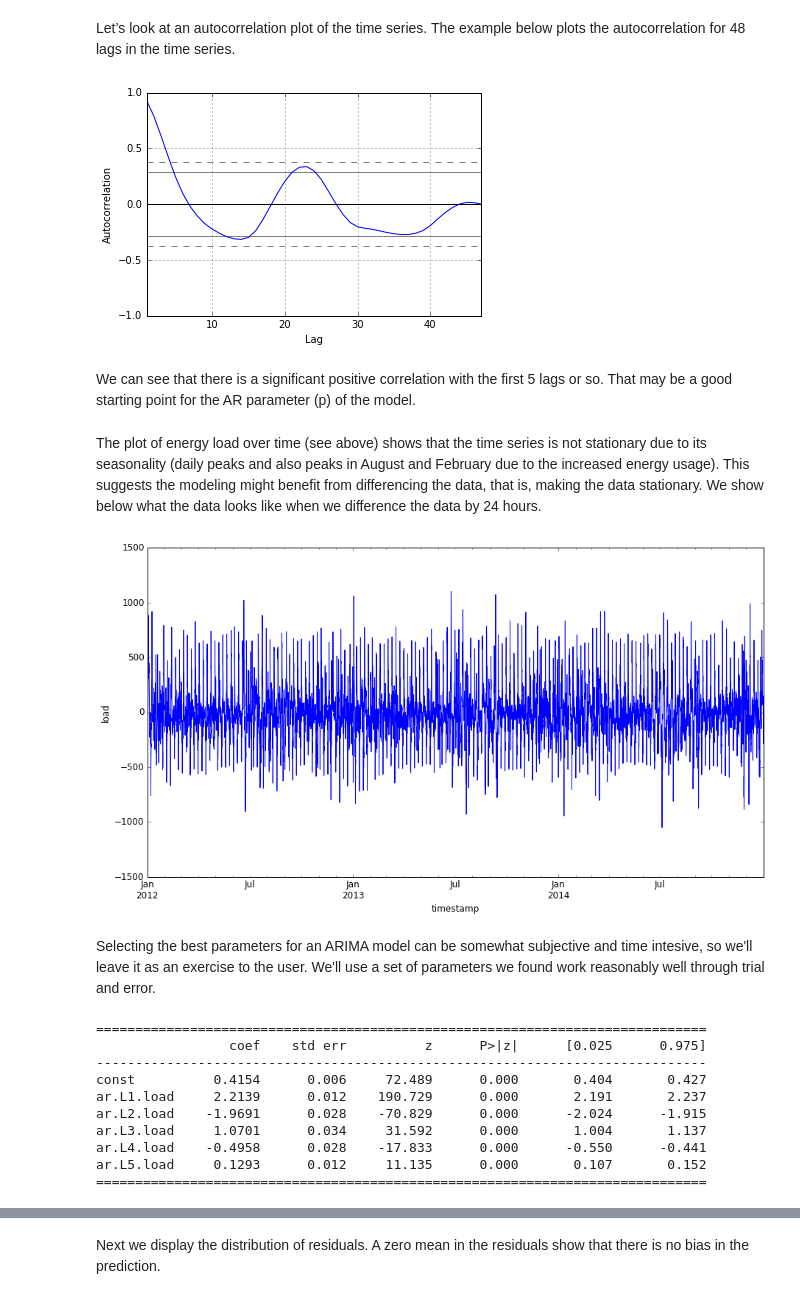
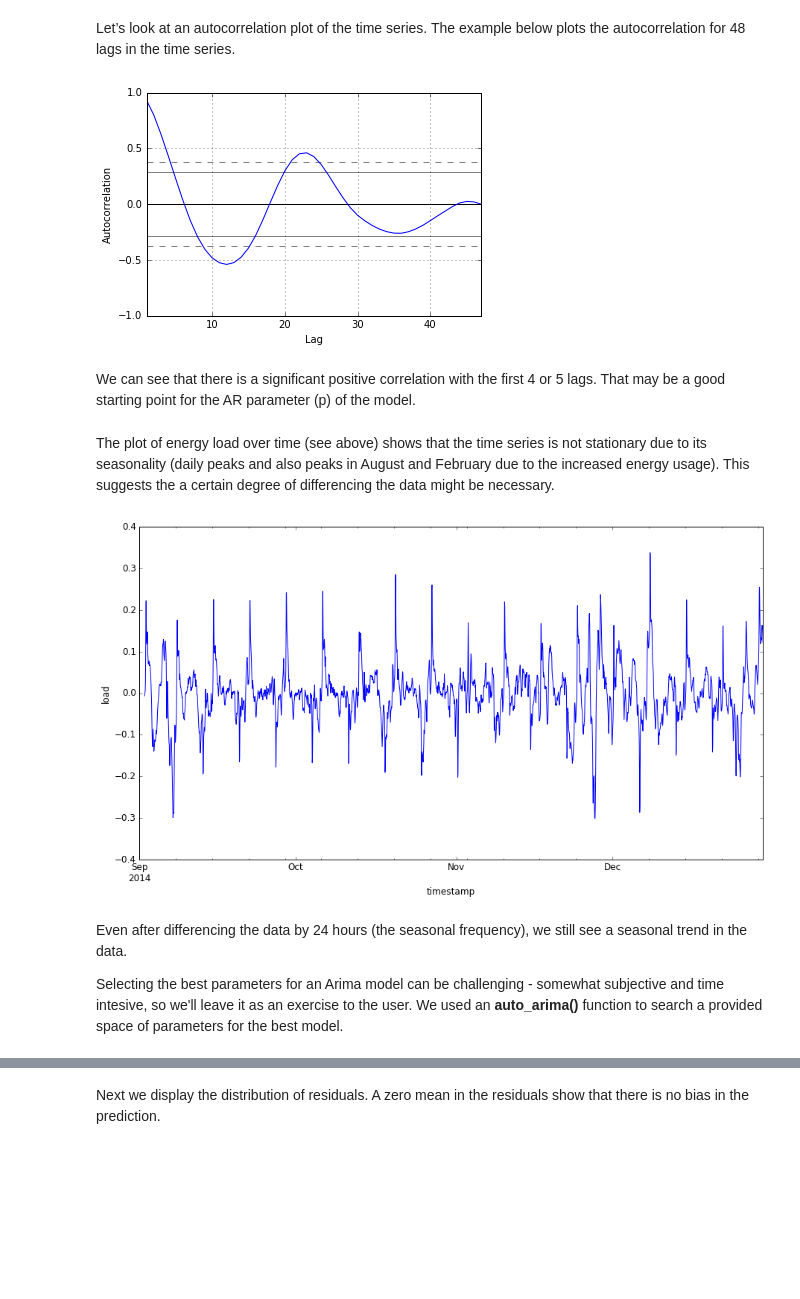
Before and after one commit to yijingchen/RNNForTimeSeriesForecastTutorial, a Jupyter notebook: 1_time_series_arima.ipynb, the cells around one changed output, grey strips where cells are left out. Saved outputs shown, nothing was run; the diff lists cells and outputs as text; code cells hidden in the pictures; blank space fills up the shorter version.

```diff
--- a/1_time_series_arima.ipynb
+++ b/1_time_series_arima.ipynb
@@ -33,7 +34,7 @@ demo = True
 # %% [markdown]
 Load the data from csv into a Pandas dataframe
 # %%
-energy = load_data()[['load']]
+energy = load_data('./data')[['load']]
 energy.head()
 # %% [output]
 |  | load |
@@ -68,6 +69,7 @@ We separate our dataset into train, validation and test sets. We train the model
 We will allocate the period 1st November 2014 to 31st December 2014 to the test set. The period 1st September 2014 to 31st October is allocated to validation set. All other time periods are available for the training set.
 # %%
 train_start_dt = '2014-01-01 00:00:00'
+valid_start_dt = '2014-09-01 00:00:00'
 
 if(not demo):
     test_start_dt = '2014-11-01 00:00:00'
@@ -92,9 +96,10 @@ Our data preparation for the training set will involve the following steps:
 # %% [markdown]
 Create training set containing only the model features
 # %%
-train = energy.copy()[(energy.index >= train_start_dt) & (energy.index < test_start_dt)][['load']]
+train = energy.copy()[(energy.index >= train_start_dt) & (energy.index < valid_start_dt)][['load']]
+valid = energy.copy()[(energy.index >= valid_start_dt) & (energy.index < test_start_dt)][['load']]
 test = energy.copy()[energy.index >= test_start_dt][['load']]
-
 print(train.shape)
+print(valid.shape)
 print(test.shape)
 # %% [output]
@@ -129,0 +138,3 @@ plt.show()
+# %%
+valid['load'] = scaler.transform(valid)
+valid.head()
@@ -140,38 +175,22 @@ HORIZON = 3 if demo else 24
 # %% [markdown]
 Let’s look at an autocorrelation plot of the time series. The example below plots the autocorrelation for 48 lags in the time series.
 # %%
-autocorrelation_plot(train[1:48])
+autocorrelation_plot(valid[1:48])
 plt.show()
 # %% [output]
-[figure, old version]
+[figure, new version]
 # %% [markdown]
-We can see that there is a significant positive correlation with the first 5 lags or so. That may be a good starting point for the AR parameter (p) of the model.
+We can see that there is a significant positive correlation with the first 4 or 5 lags. That may be a good starting point for the AR parameter (p) of the model.
 # %% [markdown]
-The plot of energy load over time (see above) shows that the time series is not stationary due to its seasonality (daily peaks and also peaks in August and February due to the increased energy usage). This suggests the modeling might benefit from differencing the data, that is, making the data stationary.
-We show below what the data looks like when we difference the data by 24 hours.
+The plot of energy load over time (see above) shows that the time series is not stationary due to its seasonality (daily peaks and also peaks in August and February due to the increased energy usage). This suggests the a certain degree of differencing the data might be necessary.
 # %%
-energy.copy()['load'].diff(periods=24).plot(y='load', figsize=(15, 8), fontsize=12)
+valid['load'].diff(periods=24).plot(y='load', figsize=(15, 8), fontsize=12)
 plt.xlabel('timestamp', fontsize=12)
 plt.ylabel('load', fontsize=12)
 plt.show()
 # %% [output]
-[figure, old version]
+[figure, new version]
 # %% [markdown]
-Selecting the best parameters for an ARIMA model can be somewhat subjective and time intesive, so we'll leave it as an exercise to the user. We'll use a set of parameters we found work reasonably well through trial and error.
+Even after differencing the data by 24 hours (the seasonal frequency), we still see a seasonal trend in the data.
+
+Selecting the best parameters for an Arima model can be challenging - somewhat subjective and time intesive, so we'll leave it as an exercise to the user. We used an **auto_arima()** function to search a provided space of parameters for the best model.
-# %%
-# fit model
-model_params = (5,0,0)
-model = ARIMA(train, order=model_params)
-model_fit = model.fit(disp=0)
-print(model_fit.summary().tables[1])
-# %% [output]
-==============================================================================
-                 coef    std err          z      P>|z|      [0.025      0.975]
-------------------------------------------------------------------------------
-const          0.4154      0.006     72.489      0.000       0.404       0.427
-ar.L1.load     2.2139      0.012    190.729      0.000       2.191       2.237
-ar.L2.load    -1.9691      0.028    -70.829      0.000      -2.024      -1.915
-ar.L3.load     1.0701      0.034     31.592      0.000       1.004       1.137
-ar.L4.load    -0.4958      0.028    -17.833      0.000      -0.550      -0.441
-ar.L5.load     0.1293      0.012     11.135      0.000       0.107       0.152
-==============================================================================
```
Also changed, not shown: parts of 22 cells of this notebook.
